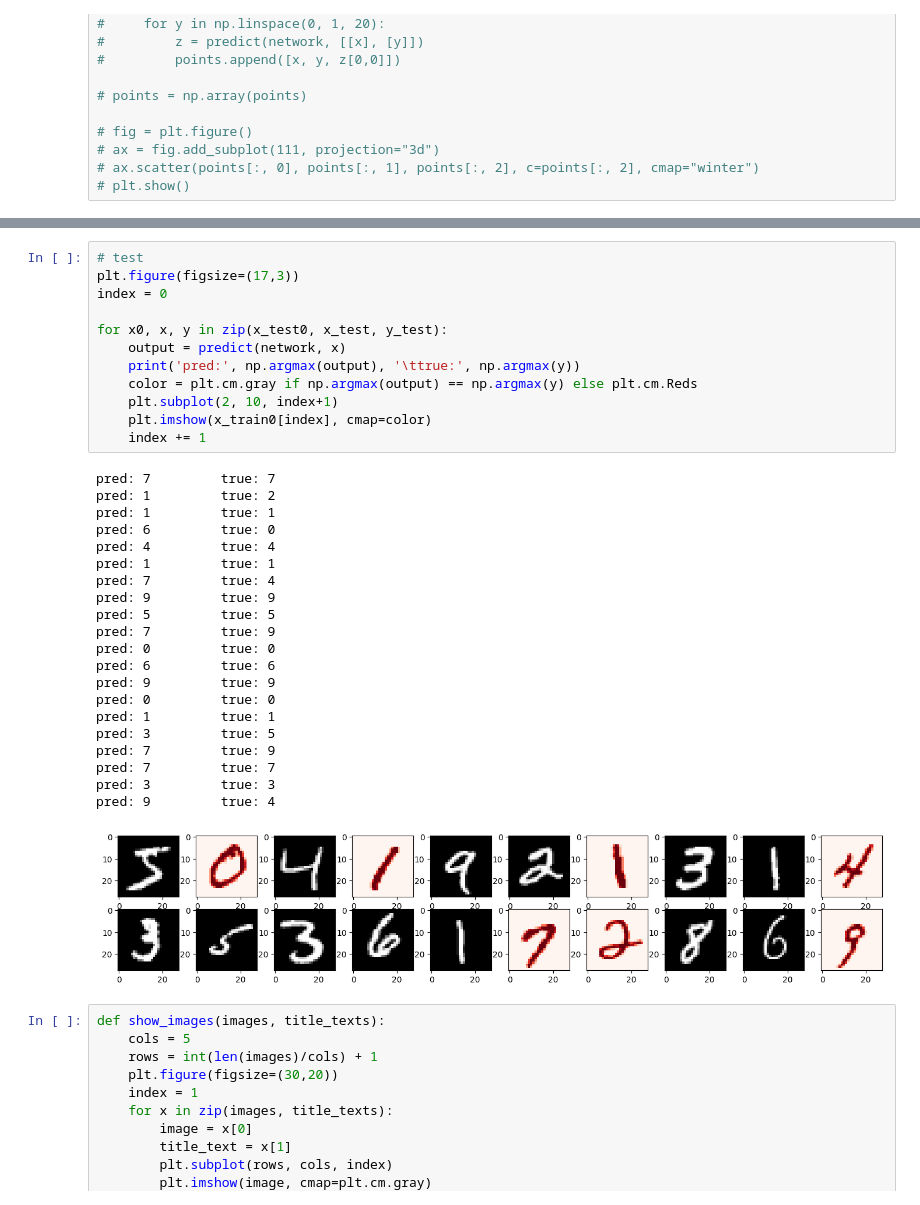
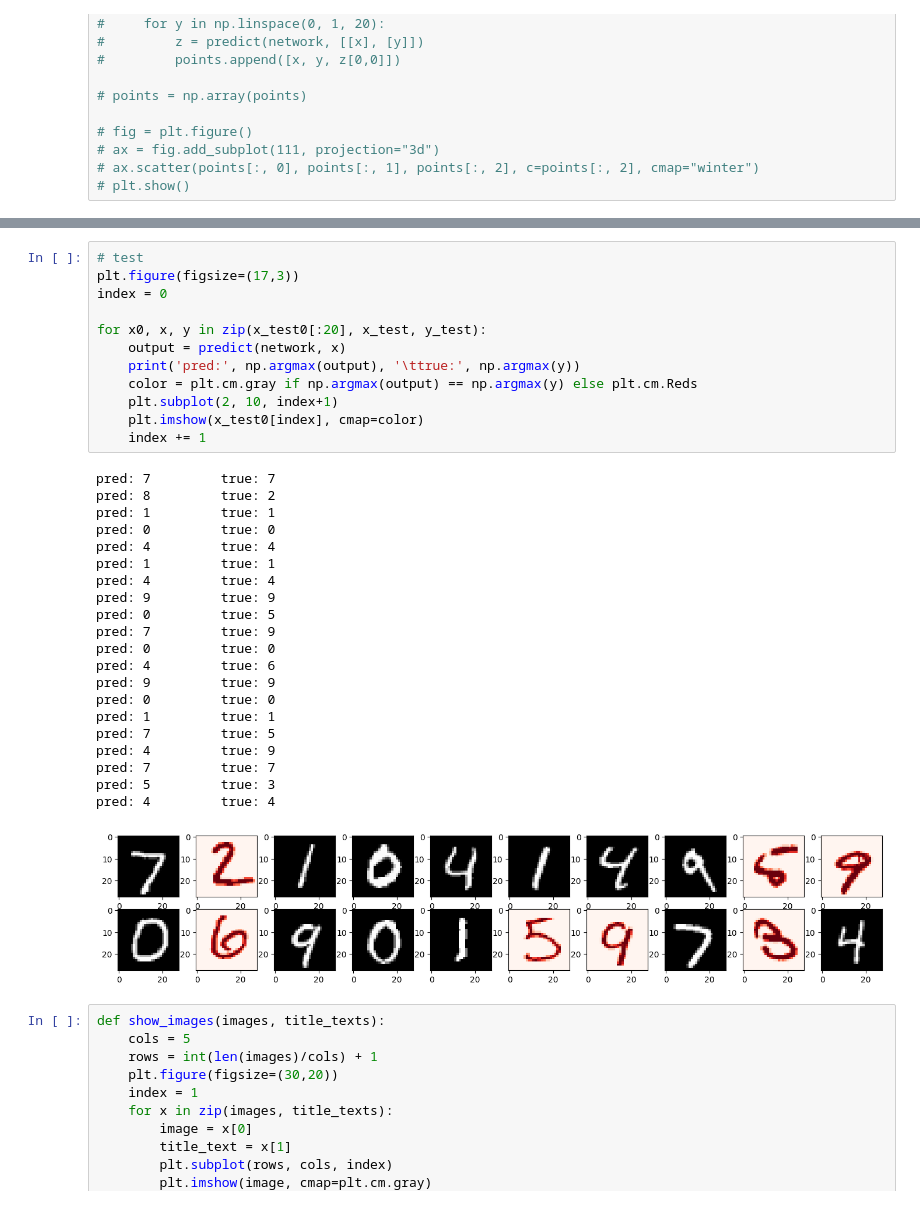
Before and after one commit to saintbrendan/play_mnisty, a Jupyter notebook: notebook3df302494a.ipynb, the cells around one changed output, grey strips where cells are left out. Drawn from its saved outputs; the diff is of its cells as text.

Commit message:
Kaggle Notebook | notebook3df302494a | Fix using test array

```diff
--- a/notebook3df302494a.ipynb
+++ b/notebook3df302494a.ipynb
@@ -277,37 +256,37 @@ list(colormaps)
 # %%
 # test
 plt.figure(figsize=(17,3))
 index = 0
 
-for x0, x, y in zip(x_test0, x_test, y_test):
+for x0, x, y in zip(x_test0[:20], x_test, y_test):
     output = predict(network, x)
     print('pred:', np.argmax(output), '\ttrue:', np.argmax(y))
     color = plt.cm.gray if np.argmax(output) == np.argmax(y) else plt.cm.Reds
     plt.subplot(2, 10, index+1)
-    plt.imshow(x_train0[index], cmap=color)
+    plt.imshow(x_test0[index], cmap=color)
     index += 1
 # %% [output]
 pred: 7         true: 7
-pred: 1         true: 2
+pred: 8         true: 2
 pred: 1         true: 1
-pred: 6         true: 0
+pred: 0         true: 0
 pred: 4         true: 4
 pred: 1         true: 1
-pred: 7         true: 4
+pred: 4         true: 4
 pred: 9         true: 9
-pred: 5         true: 5
+pred: 0         true: 5
 pred: 7         true: 9
 pred: 0         true: 0
-pred: 6         true: 6
+pred: 4         true: 6
 pred: 9         true: 9
 pred: 0         true: 0
 pred: 1         true: 1
-pred: 3         true: 5
-pred: 7         true: 9
+pred: 7         true: 5
+pred: 4         true: 9
 pred: 7         true: 7
-pred: 3         true: 3
-pred: 9         true: 4
+pred: 5         true: 3
+pred: 4         true: 4
-[figure, old version]
+[figure, new version]
 # %%
 def show_images(images, title_texts):
     cols = 5
```
Also changed, not shown: parts of 5 cells of this notebook.
